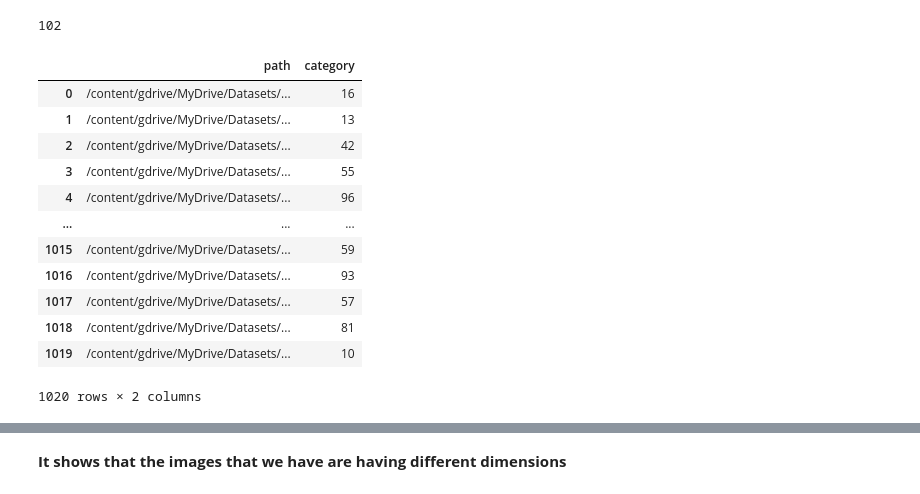
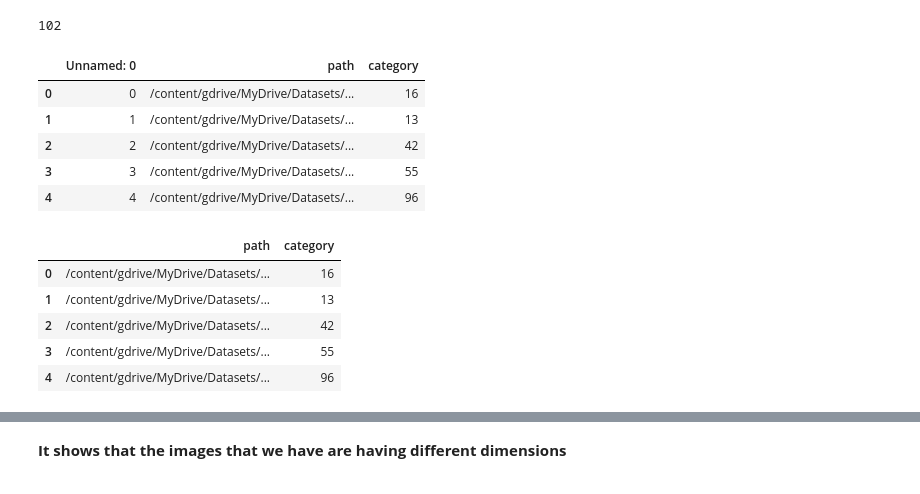
Before and after one commit to Gaurav1401/Deep-Learning, a Jupyter notebook: Practice/CNN/TMLC/102_Category_Flower_Dataset.ipynb, the cells around one changed output, grey strips where cells are left out. Drawn from its saved outputs; the diff is of its cells as text; code cells hidden in the pictures.

```diff
--- a/Practice/CNN/TMLC/102_Category_Flower_Dataset.ipynb
+++ b/Practice/CNN/TMLC/102_Category_Flower_Dataset.ipynb
@@ -69,6 +69,21 @@ train.head()
 len(train['category'].unique())
 # %% [output]
 102
+# %%
+train = pd.read_csv("train.csv")
+valid = pd.read_csv("valid.csv")
+# %%
+train.head()
+# %% [output]
+|  | Unnamed: 0 | path | category |
+| 0 | 0 | /content/gdrive/MyDrive/Datasets/... | 16 |
+| 1 | 1 | /content/gdrive/MyDrive/Datasets/... | 13 |
+| 2 | 2 | /content/gdrive/MyDrive/Datasets/... | 42 |
+| 3 | 3 | /content/gdrive/MyDrive/Datasets/... | 55 |
+| 4 | 4 | /content/gdrive/MyDrive/Datasets/... | 96 |
+# %%
+train.drop("Unnamed: 0", axis = 'columns', inplace = True)
+valid.drop("Unnamed: 0", axis = 'columns', inplace = True)
 # %%
-train['path'] = train.agg(lambda x: f"{image_path}{x['path']}", axis=1)
-valid['path'] = valid.agg(lambda x: f"{image_path}{x['path']}", axis=1)
+# train['path'] = train.agg(lambda x: f"{image_path}{x['path']}", axis=1)
+# valid['path'] = valid.agg(lambda x: f"{image_path}{x['path']}", axis=1)
@@ -75,16 +97,9 @@ valid['path'] = valid.agg(lambda x: f"{image_path}{x['path']}", axis=1)
 # %%
-train
+train.head()
 # %% [output]
 |  | path | category |
 | 0 | /content/gdrive/MyDrive/Datasets/... | 16 |
 | 1 | /content/gdrive/MyDrive/Datasets/... | 13 |
 | 2 | /content/gdrive/MyDrive/Datasets/... | 42 |
 | 3 | /content/gdrive/MyDrive/Datasets/... | 55 |
 | 4 | /content/gdrive/MyDrive/Datasets/... | 96 |
-| ... | ... | ... |
-| 1015 | /content/gdrive/MyDrive/Datasets/... | 59 |
-| 1016 | /content/gdrive/MyDrive/Datasets/... | 93 |
-| 1017 | /content/gdrive/MyDrive/Datasets/... | 57 |
-| 1018 | /content/gdrive/MyDrive/Datasets/... | 81 |
-| 1019 | /content/gdrive/MyDrive/Datasets/... | 10 |
-1020 rows × 2 columns
```
Also changed, not shown: parts of 33 cells of this notebook.
